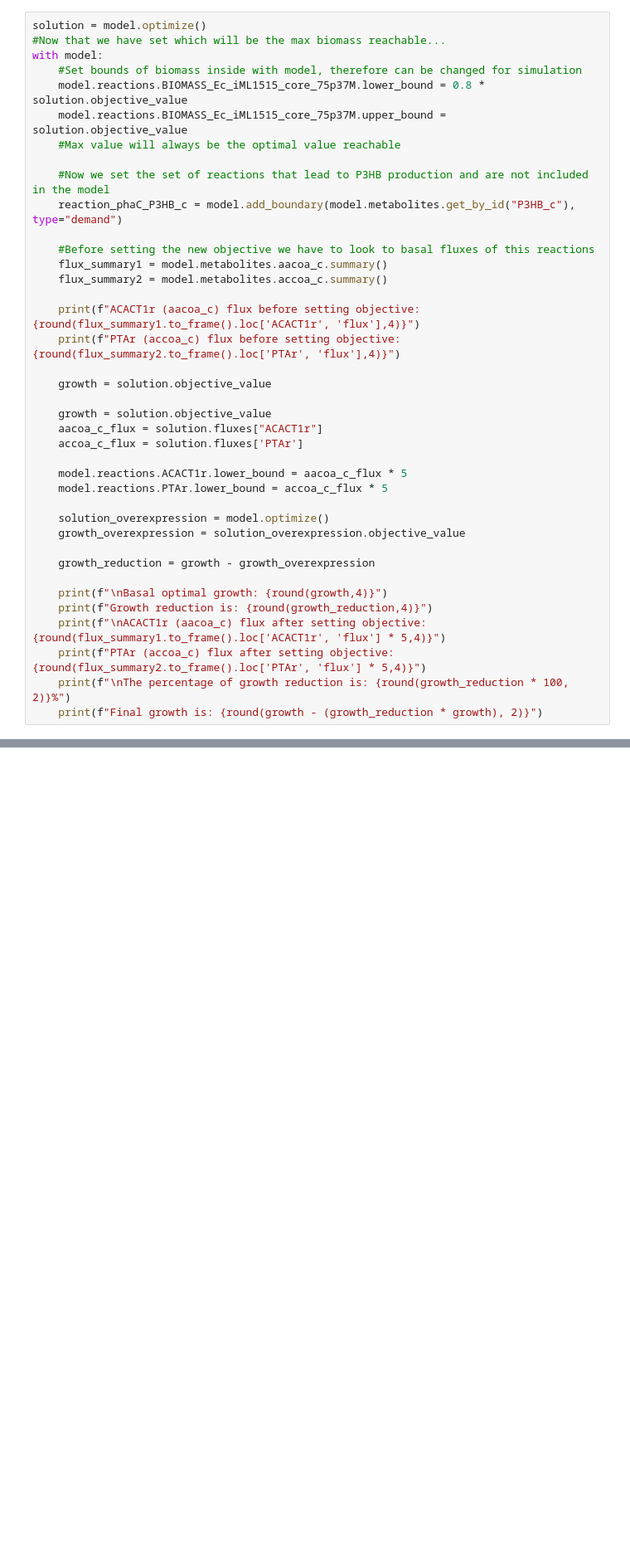
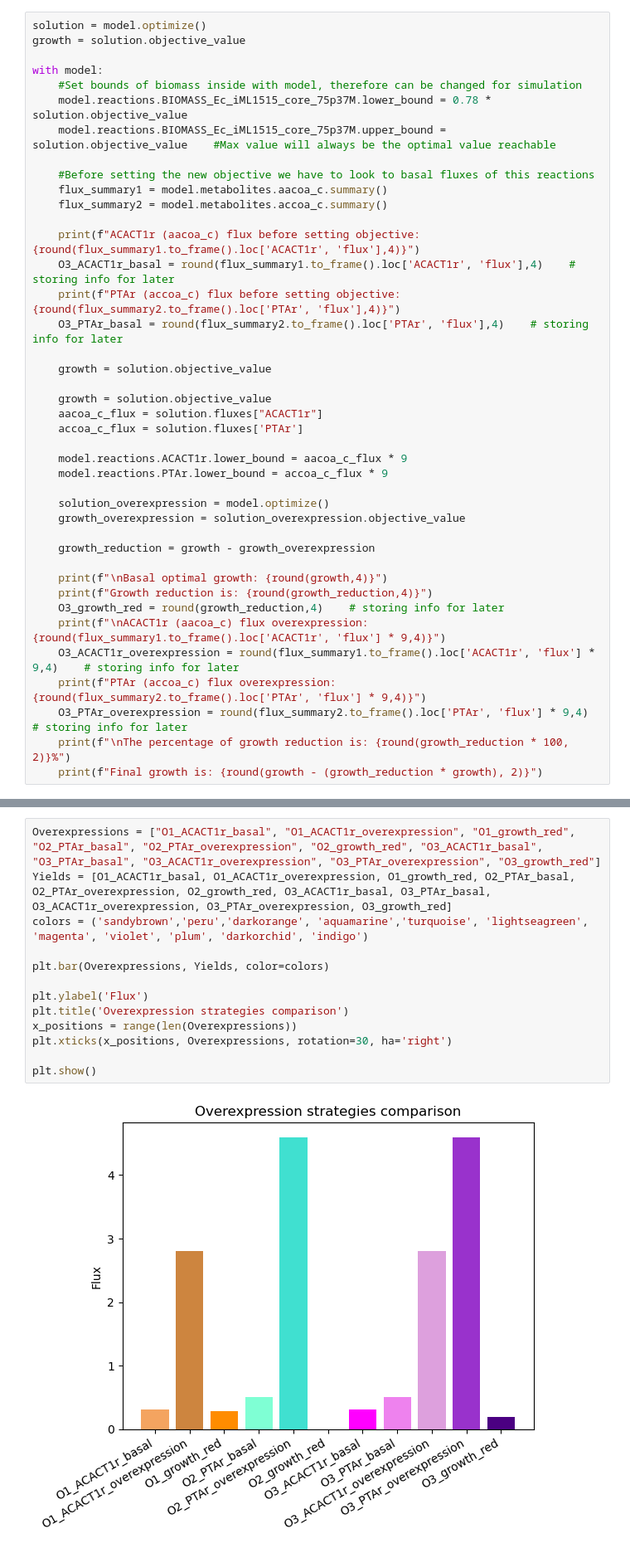
Before and after one commit to 27410/group-assingment-team-3, a Jupyter notebook: 03_Overexpression.ipynb, the cells around one changed output, grey strips where cells are left out. Shown at 83% size. Cells and saved outputs as stored; diff of their text form; blank space fills up the shorter version.

```diff
--- a/03_Overexpression.ipynb
+++ b/03_Overexpression.ipynb
@@ -158,21 +151,20 @@ Apparently, the overexpression on PTAr doesn't have any negative effect on the b
 # %%
 solution = model.optimize()
-#Now that we have set which will be the max biomass reachable...
+growth = solution.objective_value
+
 with model:
     #Set bounds of biomass inside with model, therefore can be changed for simulation
-    model.reactions.BIOMASS_Ec_iML1515_core_75p37M.lower_bound = 0.8 * solution.objective_value
-    model.reactions.BIOMASS_Ec_iML1515_core_75p37M.upper_bound = solution.objective_value
-    #Max value will always be the optimal value reachable
-
-    #Now we set the set of reactions that lead to P3HB production and are not included in the model
-    reaction_phaC_P3HB_c = model.add_boundary(model.metabolites.get_by_id("P3HB_c"), type="demand")
+    model.reactions.BIOMASS_Ec_iML1515_core_75p37M.lower_bound = 0.78 * solution.objective_value
+    model.reactions.BIOMASS_Ec_iML1515_core_75p37M.upper_bound = solution.objective_value    #Max value will always be the optimal value reachable
 
     #Before setting the new objective we have to look to basal fluxes of this reactions
     flux_summary1 = model.metabolites.aacoa_c.summary()
     flux_summary2 = model.metabolites.accoa_c.summary()
 
     print(f"ACACT1r (aacoa_c) flux before setting objective: {round(flux_summary1.to_frame().loc['ACACT1r', 'flux'],4)}")
+    O3_ACACT1r_basal = round(flux_summary1.to_frame().loc['ACACT1r', 'flux'],4)    # storing info for later
     print(f"PTAr (accoa_c) flux before setting objective: {round(flux_summary2.to_frame().loc['PTAr', 'flux'],4)}")
+    O3_PTAr_basal = round(flux_summary2.to_frame().loc['PTAr', 'flux'],4)    # storing info for later
 
     growth = solution.objective_value
 
@@ -180,8 +172,8 @@ with model:
     aacoa_c_flux = solution.fluxes["ACACT1r"]
     accoa_c_flux = solution.fluxes['PTAr']
 
-    model.reactions.ACACT1r.lower_bound = aacoa_c_flux * 5
-    model.reactions.PTAr.lower_bound = accoa_c_flux * 5
+    model.reactions.ACACT1r.lower_bound = aacoa_c_flux * 9
+    model.reactions.PTAr.lower_bound = accoa_c_flux * 9
 
     solution_overexpression = model.optimize()
     growth_overexpression = solution_overexpression.objective_value
@@ -190,8 +182,11 @@ with model:
 
     print(f"\nBasal optimal growth: {round(growth,4)}")
     print(f"Growth reduction is: {round(growth_reduction,4)}")
-    print(f"\nACACT1r (aacoa_c) flux after setting objective: {round(flux_summary1.to_frame().loc['ACACT1r', 'flux'] * 5,4)}")
-    print(f"PTAr (accoa_c) flux after setting objective: {round(flux_summary2.to_frame().loc['PTAr', 'flux'] * 5,4)}")
+    O3_growth_red = round(growth_reduction,4)    # storing info for later
+    print(f"\nACACT1r (aacoa_c) flux overexpression: {round(flux_summary1.to_frame().loc['ACACT1r', 'flux'] * 9,4)}")
+    O3_ACACT1r_overexpression = round(flux_summary1.to_frame().loc['ACACT1r', 'flux'] * 9,4)    # storing info for later
+    print(f"PTAr (accoa_c) flux overexpression: {round(flux_summary2.to_frame().loc['PTAr', 'flux'] * 9,4)}")
+    O3_PTAr_overexpression = round(flux_summary2.to_frame().loc['PTAr', 'flux'] * 9,4)    # storing info for later
     print(f"\nThe percentage of growth reduction is: {round(growth_reduction * 100, 2)}%")
     print(f"Final growth is: {round(growth - (growth_reduction * growth), 2)}")
 # %% [output]
@@ -208,0 +206,15 @@ Final growth is: 0.81
+# %%
+Overexpressions = ["O1_ACACT1r_basal", "O1_ACACT1r_overexpression", "O1_growth_red", "O2_PTAr_basal", "O2_PTAr_overexpression", "O2_growth_red", "O3_ACACT1r_basal", "O3_PTAr_basal", "O3_ACACT1r_overexpression", "O3_PTAr_overexpression", "O3_growth_red"]
+Yields = [O1_ACACT1r_basal, O1_ACACT1r_overexpression, O1_growth_red, O2_PTAr_basal, O2_PTAr_overexpression, O2_growth_red, O3_ACACT1r_basal, O3_PTAr_basal, O3_ACACT1r_overexpression, O3_PTAr_overexpression, O3_growth_red]
+colors = ('sandybrown','peru','darkorange', 'aquamarine','turquoise', 'lightseagreen', 'magenta', 'violet', 'plum', 'darkorchid', 'indigo')
+
+plt.bar(Overexpressions, Yields, color=colors)
+
+plt.ylabel('Flux')
+plt.title('Overexpression strategies comparison')
+x_positions = range(len(Overexpressions))
+plt.xticks(x_positions, Overexpressions, rotation=30, ha='right')
+
+plt.show()
+# %% [output]
+[figure, added]
```
Also changed, not shown: parts of 12 cells of this notebook.
